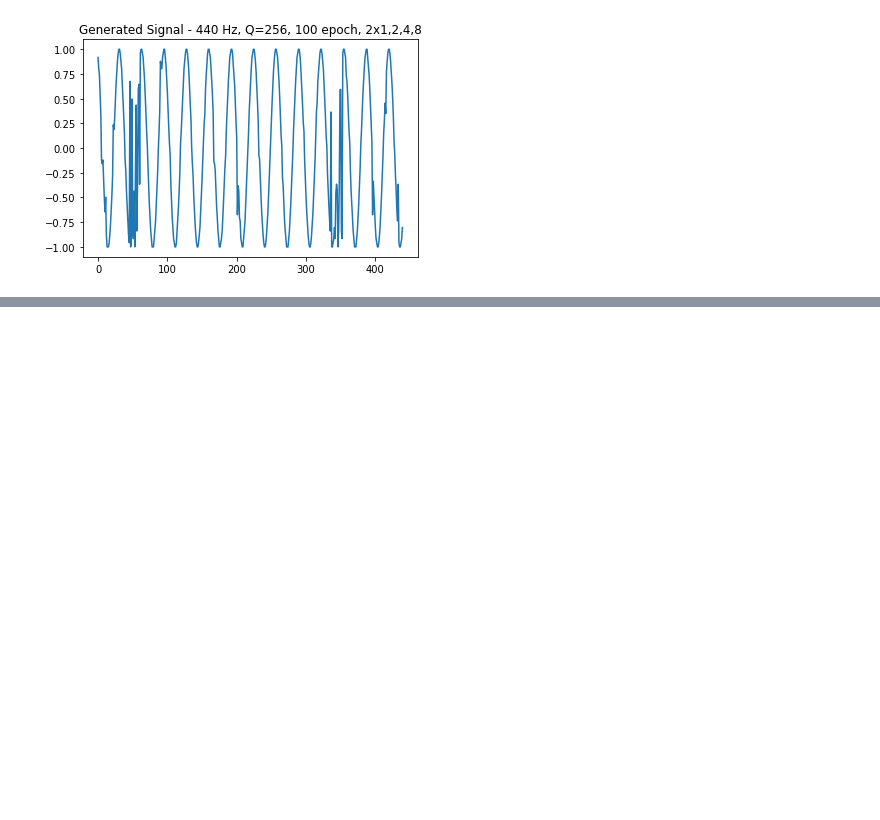
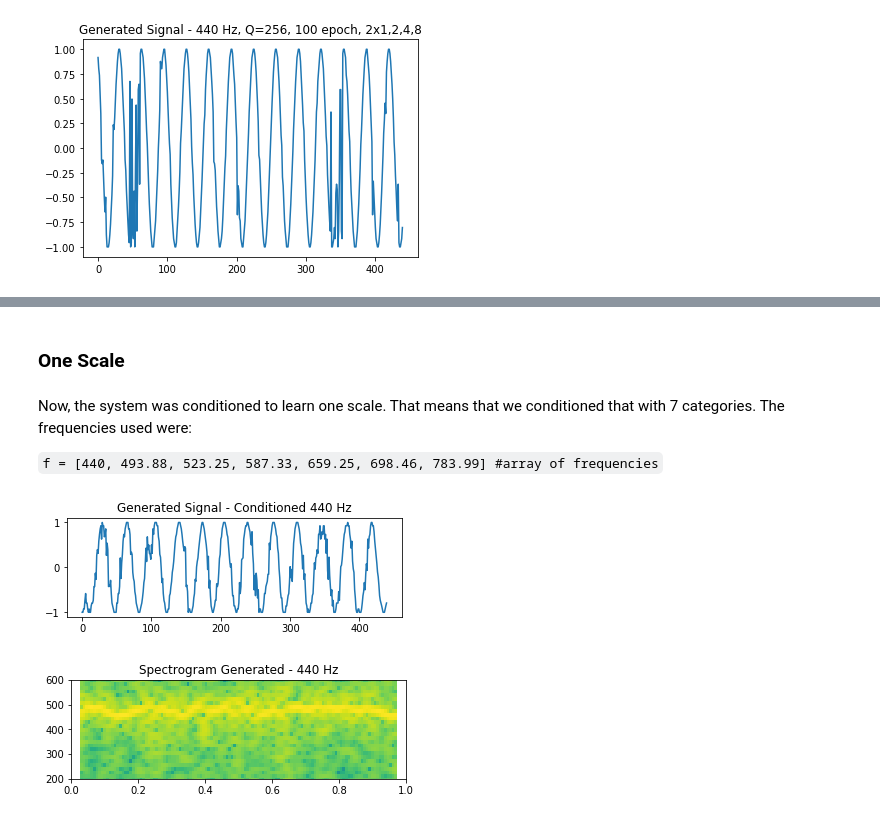
Before and after one commit to aleixcm/tensorflow-wavenet, a Jupyter notebook: wavenetExperiments.ipynb, the cells around one changed output, grey strips where cells are left out. Cells and saved outputs as stored; diff of their text form; code cells hidden in the pictures; blank space fills up the shorter version.

```diff
--- a/wavenetExperiments.ipynb
+++ b/wavenetExperiments.ipynb
@@ -114,0 +177,26 @@ plt.show()
+# %% [markdown]
+### One Scale
+# %% [markdown]
+Now, the system was conditioned to learn one scale. That means that we conditioned that with 7 categories.
+The frequencies used were:
+
+`f = [440, 493.88, 523.25, 587.33, 659.25, 698.46, 783.99] #array of frequencies`
+# %%
+signal = wavfile.read('scaleSin0.wav')
+signal = signal[1]
+reduced = signal[-440:]
+plt.subplot(2, 1, 1)
+plt.title('Generated Signal - Conditioned 440 Hz')
+plt.plot(reduced)
+plt.show()
+
+NFFT = 1024
+Fs = 16000
+plt.subplot(2, 1, 2)
+plt.title('Spectrogram Generated - 440 Hz')
+plt.specgram(signal, NFFT=NFFT, Fs=Fs, noverlap=900)
+plt.axis([0,1,200,600])
+plt.show()
+# %% [output]
+[figure, added]
+[figure, added]
```
Also changed, not shown: parts of 25 cells of this notebook, 21 other files.
